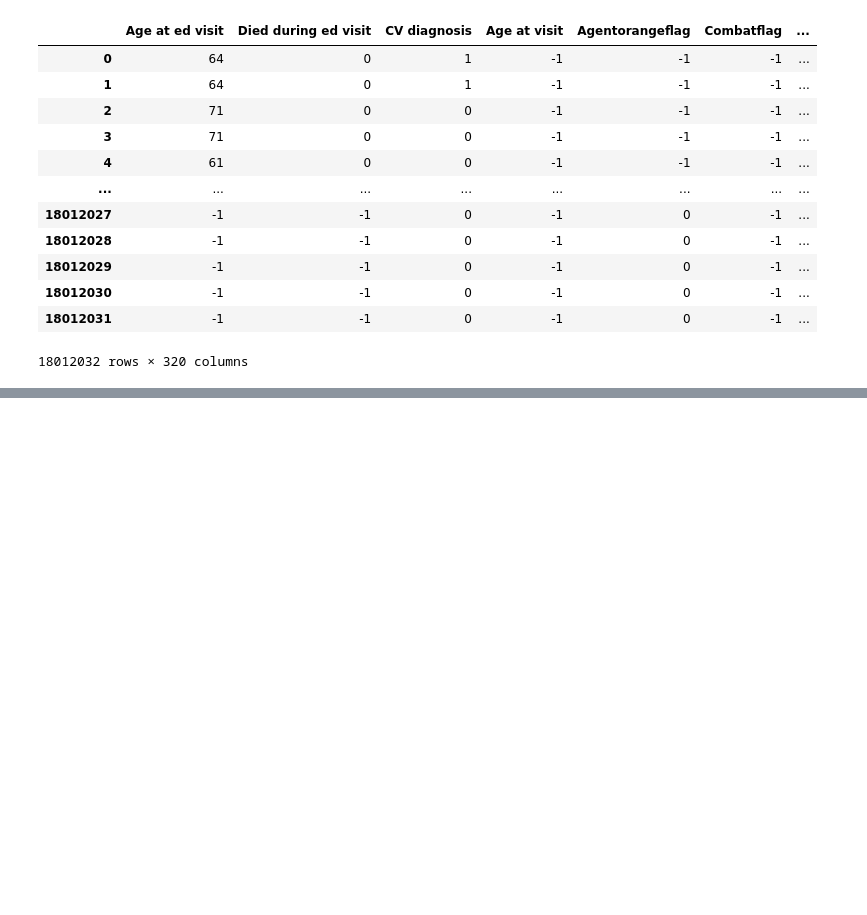
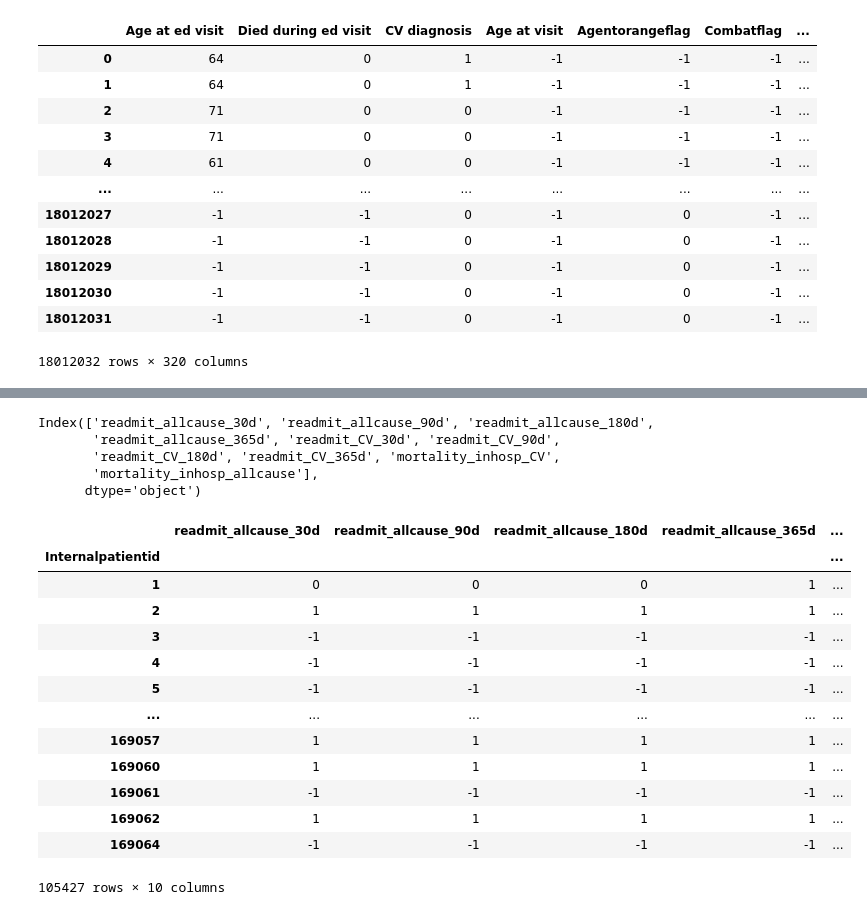
Before and after one commit to victormurcia/VCHAMPS, a Jupyter notebook: VCHAMPS_Model_Preparation.ipynb, the cells around one changed output, grey strips where cells are left out. Cells and saved outputs as stored; diff of their text form; code cells hidden in the pictures; blank space fills up the shorter version.

```diff
--- a/VCHAMPS_Model_Preparation.ipynb
+++ b/VCHAMPS_Model_Preparation.ipynb
@@ -1612,0 +1647,33 @@ model_df.to_parquet('/content/drive/MyDrive/VCHAMPS - Model DF/model_final.parqu
+# %%
+model_df_filt.columns[-10:]
+# %% [output]
+Index(['readmit_allcause_30d', 'readmit_allcause_90d', 'readmit_allcause_180d',
+       'readmit_allcause_365d', 'readmit_CV_30d', 'readmit_CV_90d',
+       'readmit_CV_180d', 'readmit_CV_365d', 'mortality_inhosp_CV',
+       'mortality_inhosp_allcause'],
+      dtype='object')
+# %%
+# List of columns to be aggregated
+agg_columns = ['readmit_allcause_30d', 'readmit_allcause_90d', 'readmit_allcause_180d',
+               'readmit_allcause_365d', 'readmit_CV_30d', 'readmit_CV_90d',
+               'readmit_CV_180d', 'readmit_CV_365d', 'mortality_inhosp_CV',
+               'mortality_inhosp_allcause']
+
+# Group by 'internal_patient_id' and calculate the maximum value for each column
+grouped_df = model_df.groupby('Internalpatientid')[agg_columns].max()
+grouped_df
+# %% [output]
+|  | readmit_allcause_30d | readmit_allcause_90d | readmit_allcause_180d | readmit_allcause_365d | ... |
+| Internalpatientid |  |  |  |  | ... |
+| 1 | 0 | 0 | 0 | 1 | ... |
+| 2 | 1 | 1 | 1 | 1 | ... |
+| 3 | -1 | -1 | -1 | -1 | ... |
+| 4 | -1 | -1 | -1 | -1 | ... |
+| 5 | -1 | -1 | -1 | -1 | ... |
+| ... | ... | ... | ... | ... | ... |
+| 169057 | 1 | 1 | 1 | 1 | ... |
+| 169060 | 1 | 1 | 1 | 1 | ... |
+| 169061 | -1 | -1 | -1 | -1 | ... |
+| 169062 | 1 | 1 | 1 | 1 | ... |
+| 169064 | -1 | -1 | -1 | -1 | ... |
+105427 rows × 10 columns
```
Also changed, not shown: parts of 11 cells of this notebook.
